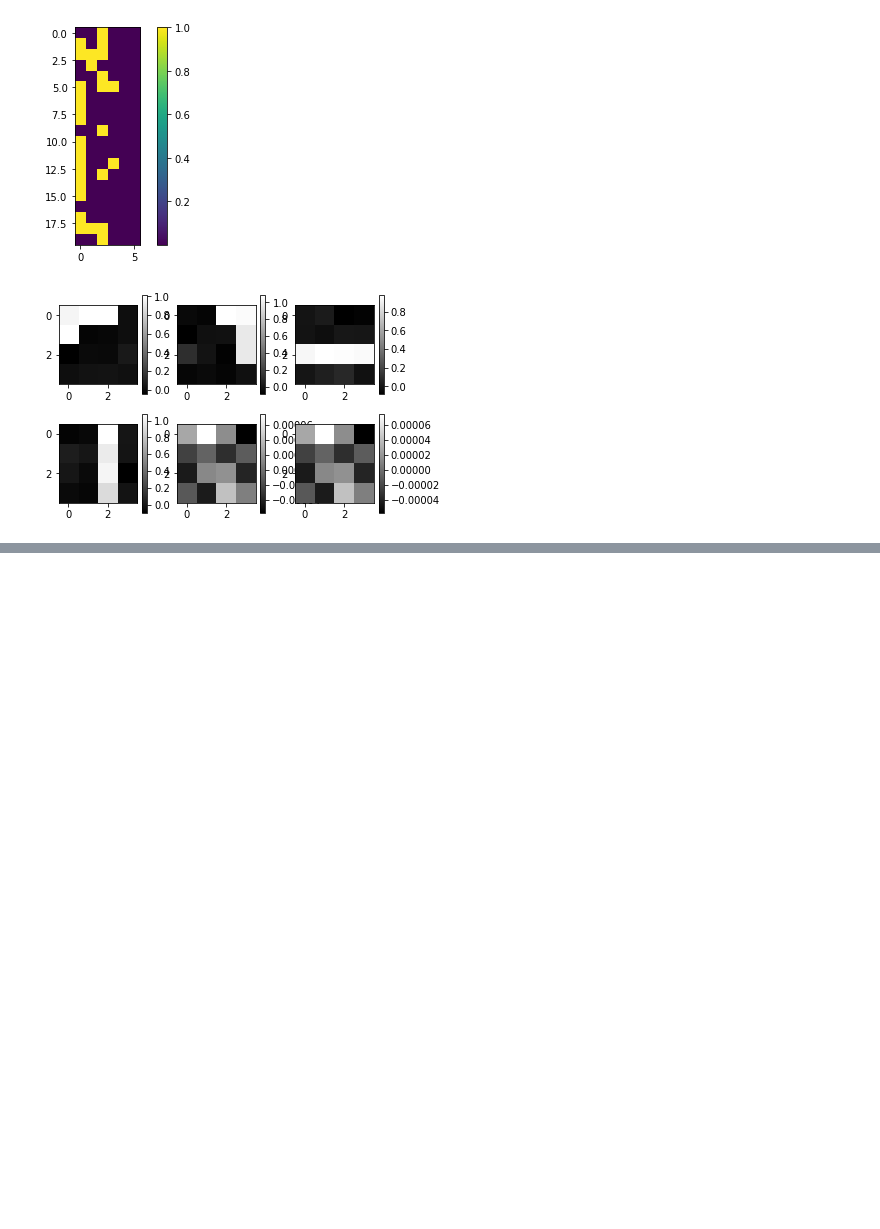
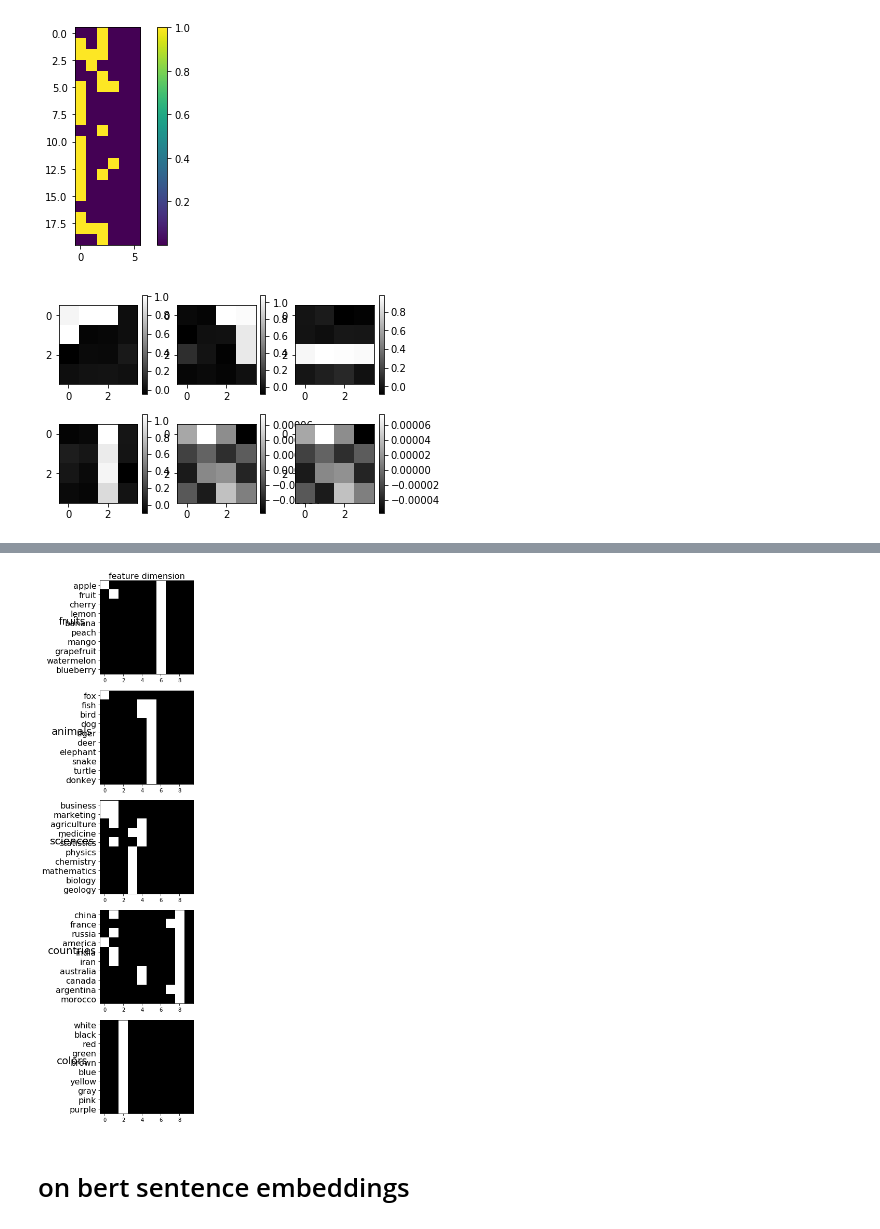
Before and after one commit to erlebach/Latent_class_Analysis, a Jupyter notebook: VIBP.ipynb, the cells around one changed output, grey strips where cells are left out. Drawn from its saved outputs; the diff is of its cells as text; code cells hidden in the pictures; blank space fills up the shorter version.

```diff
--- a/VIBP.ipynb
+++ b/VIBP.ipynb
@@ -573,0 +772,16 @@ plt.show()
+# %%
+plt.figure(figsize=(10,15))
+for i in range(5):
+    plt.subplot(5,1,1+i)
+    plt.imshow(Z[all_idx[i],:], cmap='gray')
+    plt.yticks(np.arange(len(all_idx[i])), np.array(word_list)[all_idx[i]], fontsize = 16)
+    if i == 0:
+        plt.xlabel('feature dimension', fontsize = 16)
+    plt.gca().xaxis.set_label_position('top')
+    plt.title(categories[i], x=-0.3, y=0.5, fontsize = 20)
+plt.tight_layout()
+plt.show()
+# %% [output]
+[figure, added]
+# %% [markdown]
+# on bert sentence embeddings
```
Also changed, not shown: parts of 33 cells of this notebook, 1 other file.
